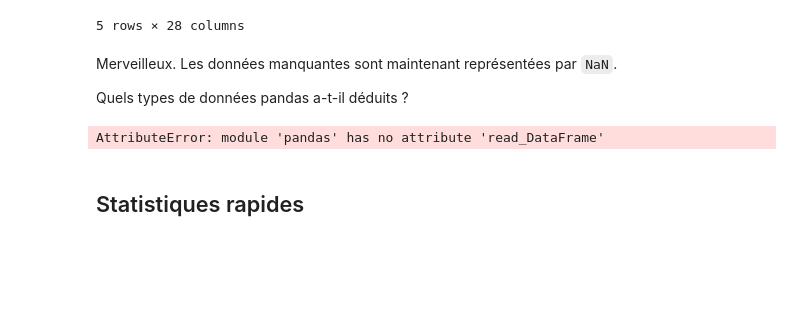
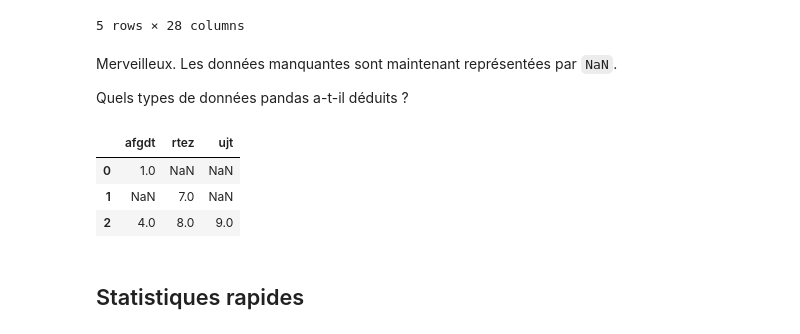
Before and after one commit to Luca-wirthner/2024_Geoinformatique_I, a Jupyter notebook: Geoinformatique_I/IP/Tutoriel_IP/S6_IP_tutoriel.ipynb, the cells around one changed output. Saved outputs shown, nothing was run; the diff lists cells and outputs as text; code cells hidden in the pictures; blank space fills up the shorter version.

```diff
--- a/Geoinformatique_I/IP/Tutoriel_IP/S6_IP_tutoriel.ipynb
+++ b/Geoinformatique_I/IP/Tutoriel_IP/S6_IP_tutoriel.ipynb
@@ -364,10 +372,13 @@ Quels types de données pandas a-t-il déduits ?
 # %%
 hgx = {"afgdt": [1,3,4],"rtez": [3,7,8],"ujt": [6,3,9]}
 rtx = pd.DataFrame(hgx)
-hgx = pd.read_DataFrame(hgx,na_values=[3])
-hgx
+rtx = rtx.replace([3,6],np.nan)
+rtx
 # %% [output]
-AttributeError: module 'pandas' has no attribute 'read_DataFrame'
+|  | afgdt | rtez | ujt |
+| 0 | 1.0 | NaN | NaN |
+| 1 | NaN | 7.0 | NaN |
+| 2 | 4.0 | 8.0 | 9.0 |
 # %%
 df.info()
 # %%
```
Also changed, not shown: parts of 3 cells of this notebook.
